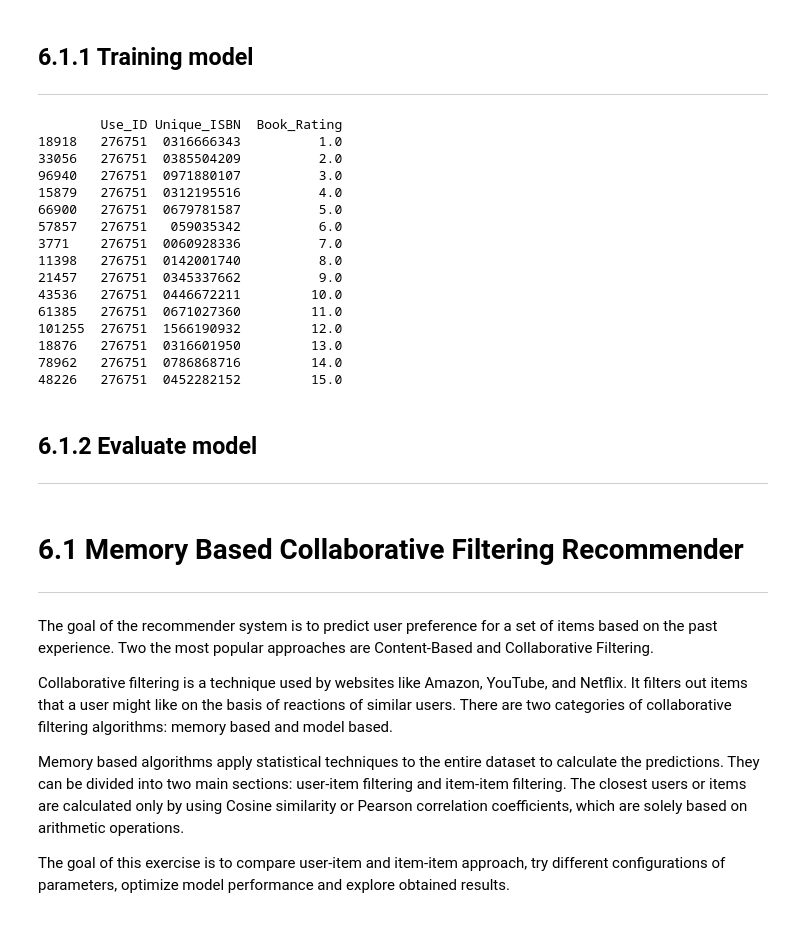
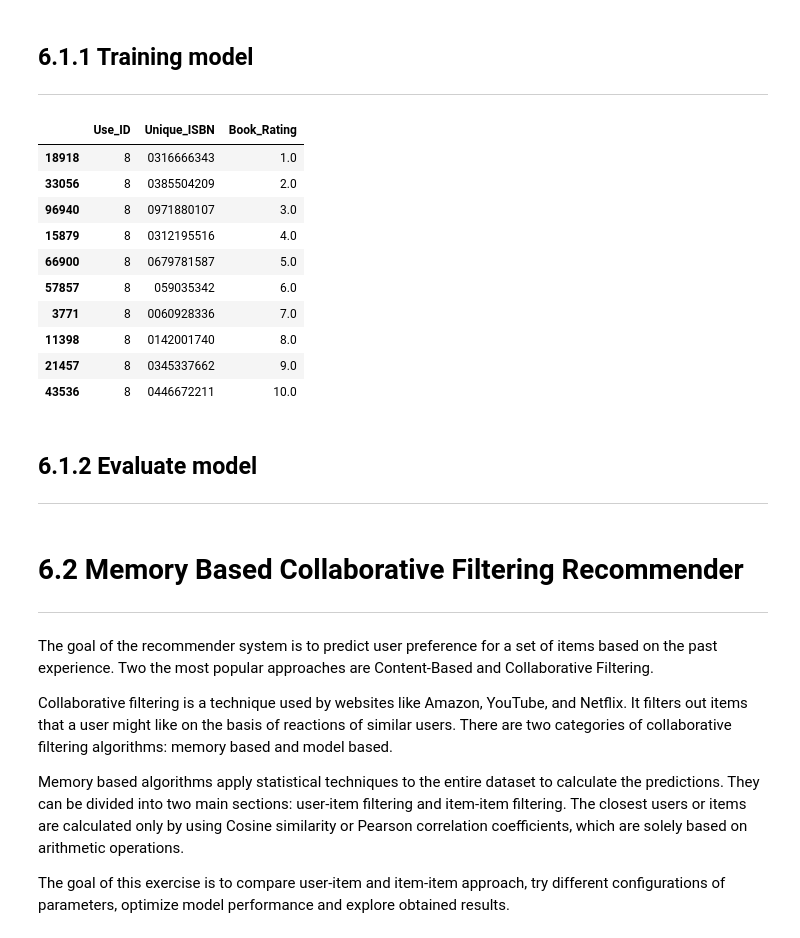
Before and after one commit to ChauHuynh1/Book_RecSys, a Jupyter notebook: Book_Recommender_Model.ipynb, the cells around one changed output. Saved outputs shown, nothing was run; the diff lists cells and outputs as text; code cells hidden in the pictures.

```diff
--- a/Book_Recommender_Model.ipynb
+++ b/Book_Recommender_Model.ipynb
@@ -195,33 +195,27 @@ print('# interactions on Test set: %d' % len(rating_test_df))
 # %%
 pr = PopularityModel.Popularity_Model()
 pr.initialise(rating_train_df, 'User_ID', 'Unique_ISBN')
-users = df['User_ID'].unique()
-
-pr.recommend(users[5])
-# %% [output]
-        Use_ID Unique_ISBN  Book_Rating
-18918   276751  0316666343          1.0
-33056   276751  0385504209          2.0
-96940   276751  0971880107          3.0
-15879   276751  0312195516          4.0
-66900   276751  0679781587          5.0
-57857   276751   059035342          6.0
-3771    276751  0060928336          7.0
-11398   276751  0142001740          8.0
-21457   276751  0345337662          9.0
-43536   276751  0446672211         10.0
-61385   276751  0671027360         11.0
-101255  276751  1566190932         12.0
-18876   276751  0316601950         13.0
-78962   276751  0786868716         14.0
-48226   276751  0452282152         15.0
+# %%
+pr.recommend("8")
+# %% [output]
+|  | Use_ID | Unique_ISBN | Book_Rating |
+| 18918 | 8 | 0316666343 | 1.0 |
+| 33056 | 8 | 0385504209 | 2.0 |
+| 96940 | 8 | 0971880107 | 3.0 |
+| 15879 | 8 | 0312195516 | 4.0 |
+| 66900 | 8 | 0679781587 | 5.0 |
+| 57857 | 8 | 059035342 | 6.0 |
+| 3771 | 8 | 0060928336 | 7.0 |
+| 11398 | 8 | 0142001740 | 8.0 |
+| 21457 | 8 | 0345337662 | 9.0 |
+| 43536 | 8 | 0446672211 | 10.0 |
 # %% [markdown]
 <a id="6.1.2"></a>
 ## 6.1.2 Evaluate model
 ***
 # %% [markdown]
-<a id="6.1"></a>
-# 6.1 Memory Based Collaborative Filtering Recommender
+<a id="6.2"></a>
+# 6.2 Memory Based Collaborative Filtering Recommender
 ***
 The goal of the recommender system is to predict user preference for a set of items based on the past experience. Two the most popular approaches are Content-Based and Collaborative Filtering.
 
```
Also changed, not shown: 2 other files.
